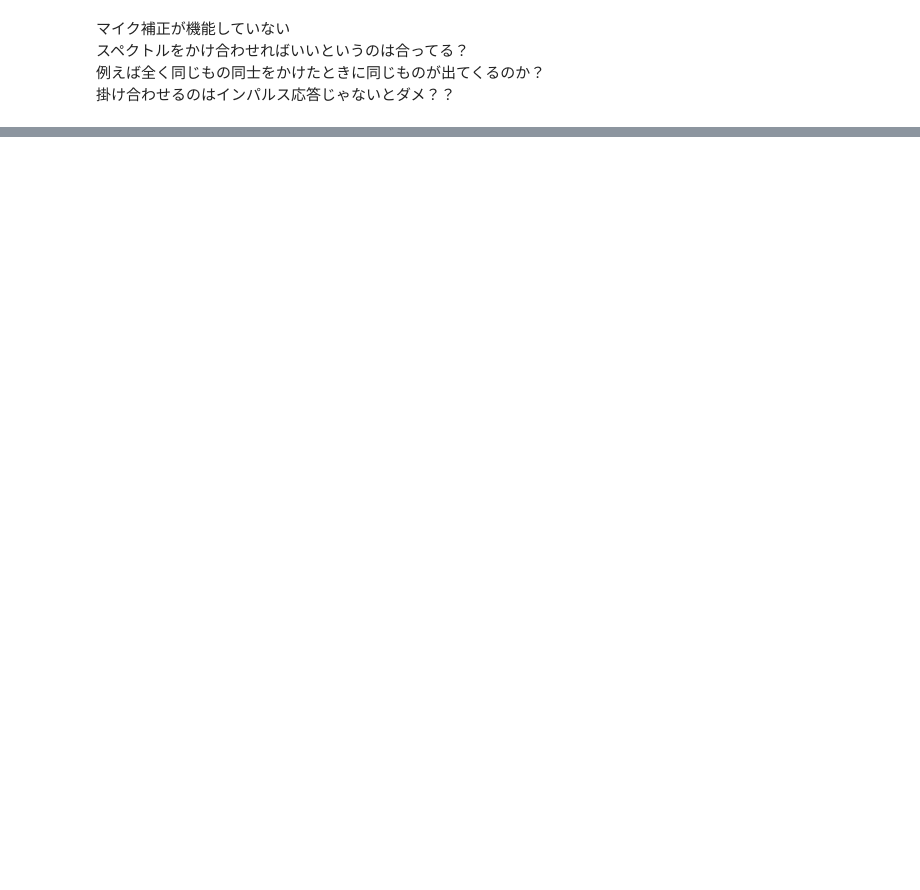
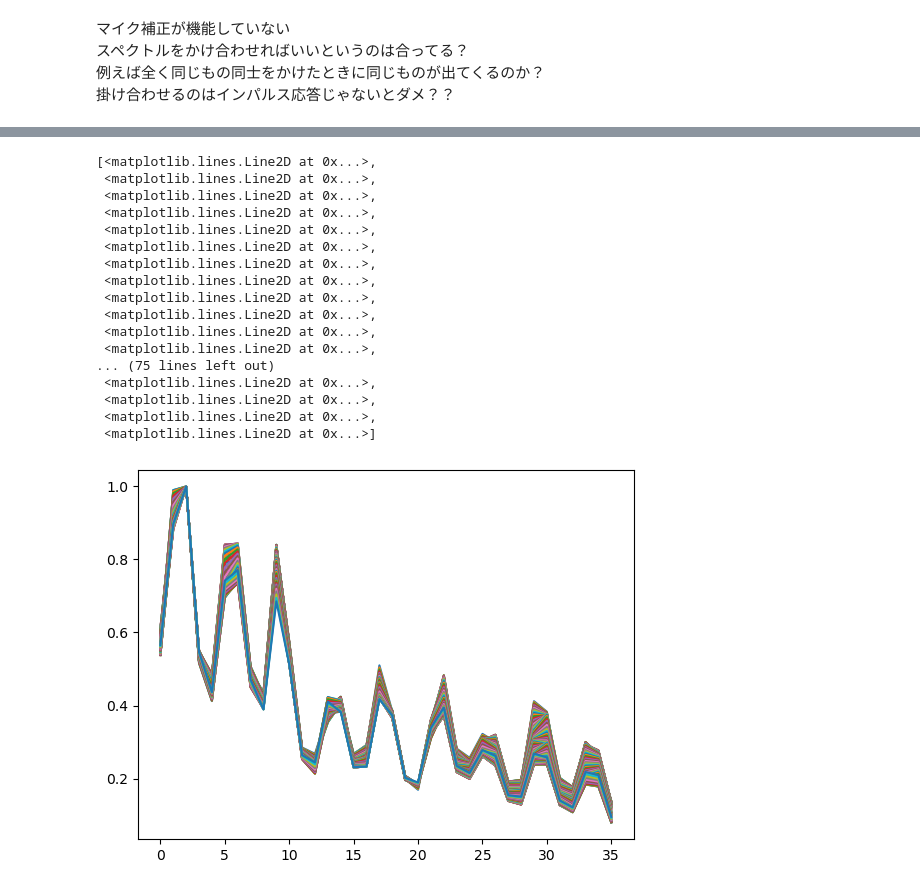
Before and after one commit to auk1709/lab-acoustic, a Jupyter notebook: notebook/mic-revision.ipynb, the cells around one changed output, grey strips where cells are left out. Drawn from its saved outputs; the diff is of its cells as text; code cells hidden in the pictures; blank space fills up the shorter version.

```diff
--- a/notebook/mic-revision.ipynb
+++ b/notebook/mic-revision.ipynb
@@ -178,0 +229,21 @@ See the caveats in the documentation: https://pandas.pydata.org/pandas-docs/stab
+# %%
+plt.plot(db.db[0][40, :, :].T)
+# %% [output]
+[<matplotlib.lines.Line2D at 0x...>,
+ <matplotlib.lines.Line2D at 0x...>,
+ <matplotlib.lines.Line2D at 0x...>,
+ <matplotlib.lines.Line2D at 0x...>,
+ <matplotlib.lines.Line2D at 0x...>,
+ <matplotlib.lines.Line2D at 0x...>,
+ <matplotlib.lines.Line2D at 0x...>,
+ <matplotlib.lines.Line2D at 0x...>,
+ <matplotlib.lines.Line2D at 0x...>,
+ <matplotlib.lines.Line2D at 0x...>,
+ <matplotlib.lines.Line2D at 0x...>,
+ <matplotlib.lines.Line2D at 0x...>,
+... (75 lines left out)
+ <matplotlib.lines.Line2D at 0x...>,
+ <matplotlib.lines.Line2D at 0x...>,
+ <matplotlib.lines.Line2D at 0x...>,
+ <matplotlib.lines.Line2D at 0x...>]
+[figure, added]
```
Also changed, not shown: parts of 9 cells of this notebook, 6 other files.
